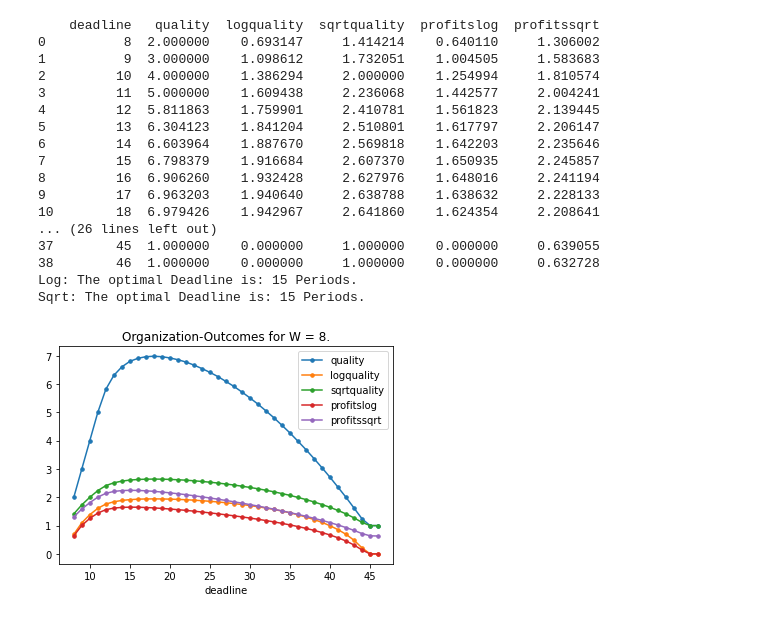
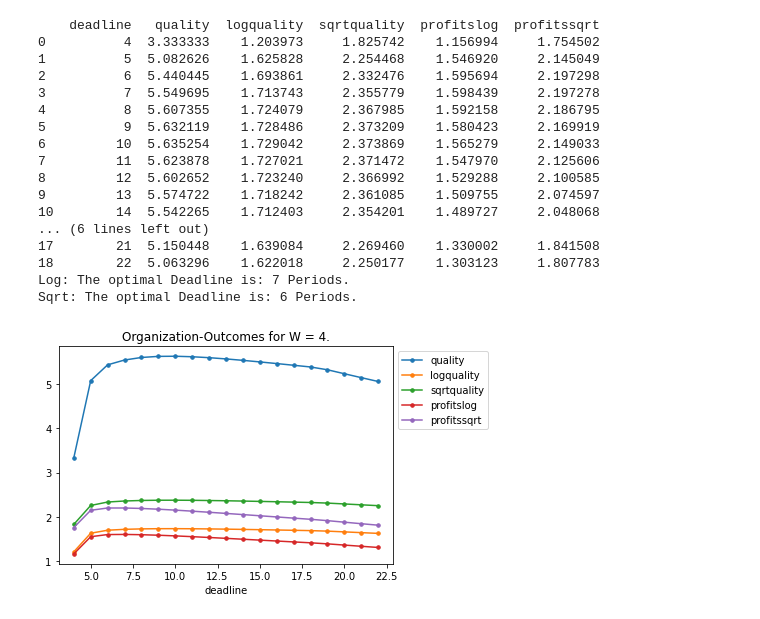
Before and after one commit to AndyOhneHandy/workspace8-seminarthesis, a Jupyter notebook: graphs.ipynb, the cells around one changed output. Saved outputs shown, nothing was run; the diff lists cells and outputs as text; code cells hidden in the pictures.

```diff
--- a/graphs.ipynb
+++ b/graphs.ipynb
@@ -24,7 +24,7 @@ def deltasumsqrt(i, n, delta):
 
 # Function that calculates the quality-yield of a certain amount of effort:
 def qualitycalc(effort):
-    threshold = 0.50
+    threshold = 0.70
     if effort <= threshold:
         quality = effort / threshold
     #elif effort > -0.5 and effort < 0.5:
@@ -99,8 +99,8 @@ def contributioncalc(deadline, plots, uftype, printcontri):
 # Assign Variables
 
 delta = 0.95        # Discount Factor
-beta = 0.9          # Temporal Bias
-w = 8         # Required accumulated Effort
+beta = 0.8          # Temporal Bias
+w = 4        # Required accumulated Effort
 r = 1.01           # Opportunity cost of a less tight deadline for the organization
 
 print(f"delta = {delta}; beta = {beta}; w = {w};")
@@ -132,12 +132,12 @@ deadlinelist = []
 qualitylist = []
 
 t = int(w) # + 1
-b = 4*t + 15
+b = 2*t + 15
 
 while t < b:
     quallist = [qualitycalc(i) for i in contributioncalc(t, False, "log", False)]
-    if sum(quallist) > 0:
-        qualsum = sum(quallist) + 1
+    if sum(quallist) > 1:
+        qualsum = sum(quallist)
     else:
         qualsum = 1
     qualitylist += [qualsum]
@@ -156,47 +156,47 @@ rows = len(qualitydf)
 profitlist = []
 profitlistsq = []
 f = 0
 
 while f < rows:
     dlin = qualitydf.iloc[f,0]
     lqual = qualitydf.iloc[f,2]
     squal = qualitydf.iloc[f,3]
     profitlog = ((1/(r**dlin))*lqual)
     profitsqrt = ((1/(r**dlin))*squal)
     profitlist += [profitlog]
     profitlistsq += [profitsqrt]
     f += 1
 
 qualitydf['profitslog'] = profitlist
 qualitydf['profitssqrt'] = profitlistsq
 
 qualitydf.plot(x = 'deadline', marker = '.', markersize = 7, title = f"Organization-Outcomes for W = {w}.").legend(bbox_to_anchor=(1.0, 1.0))
 
 print(qualitydf)
 
 maxprofit = qualitydf['profitslog'].idxmax()
 maxprofitsq = qualitydf['profitssqrt'].idxmax()
 optimaldeadlinelog = qualitydf.iloc[maxprofit,0]
 optimaldeadlinesqrt = qualitydf.iloc[maxprofitsq,0]
 
 print(f"Log: The optimal Deadline is: {optimaldeadlinelog} Periods.")
 print(f"Sqrt: The optimal Deadline is: {optimaldeadlinesqrt} Periods.")
 # %% [output]
     deadline   quality  logquality  sqrtquality  profitslog  profitssqrt
-0          8  2.000000    0.693147     1.414214    0.640110     1.306002
-1          9  3.000000    1.098612     1.732051    1.004505     1.583683
-2         10  4.000000    1.386294     2.000000    1.254994     1.810574
-3         11  5.000000    1.609438     2.236068    1.442577     2.004241
-4         12  5.811863    1.759901     2.410781    1.561823     2.139445
-5         13  6.304123    1.841204     2.510801    1.617797     2.206147
-6         14  6.603964    1.887670     2.569818    1.642203     2.235646
-7         15  6.798379    1.916684     2.607370    1.650935     2.245857
-8         16  6.906260    1.932428     2.627976    1.648016     2.241194
-9         17  6.963203    1.940640     2.638788    1.638632     2.228133
-10        18  6.979426    1.942967     2.641860    1.624354     2.208641
-... (26 lines left out)
-37        45  1.000000    0.000000     1.000000    0.000000     0.639055
-38        46  1.000000    0.000000     1.000000    0.000000     0.632728
-Log: The optimal Deadline is: 15 Periods.
-Sqrt: The optimal Deadline is: 15 Periods.
+0          4  3.333333    1.203973     1.825742    1.156994     1.754502
+1          5  5.082626    1.625828     2.254468    1.546920     2.145049
+2          6  5.440445    1.693861     2.332476    1.595694     2.197298
+3          7  5.549695    1.713743     2.355779    1.598439     2.197278
+4          8  5.607355    1.724079     2.367985    1.592158     2.186795
+5          9  5.632119    1.728486     2.373209    1.580423     2.169919
+6         10  5.635254    1.729042     2.373869    1.565279     2.149033
+7         11  5.623878    1.727021     2.371472    1.547970     2.125606
+8         12  5.602652    1.723240     2.366992    1.529288     2.100585
+9         13  5.574722    1.718242     2.361085    1.509755     2.074597
+10        14  5.542265    1.712403     2.354201    1.489727     2.048068
+... (6 lines left out)
+17        21  5.150448    1.639084     2.269460    1.330002     1.841508
+18        22  5.063296    1.622018     2.250177    1.303123     1.807783
+Log: The optimal Deadline is: 7 Periods.
+Sqrt: The optimal Deadline is: 6 Periods.
-[figure, old version]
+[figure, new version]
```
Also changed, not shown: parts of 2 cells of this notebook.
